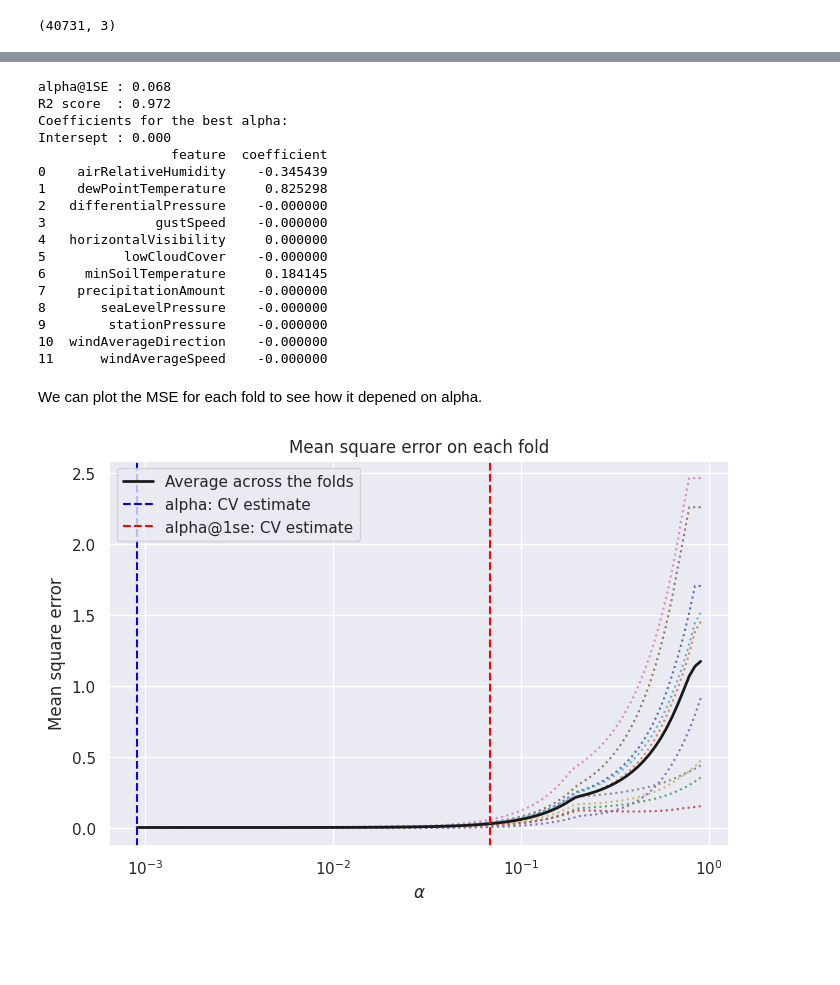
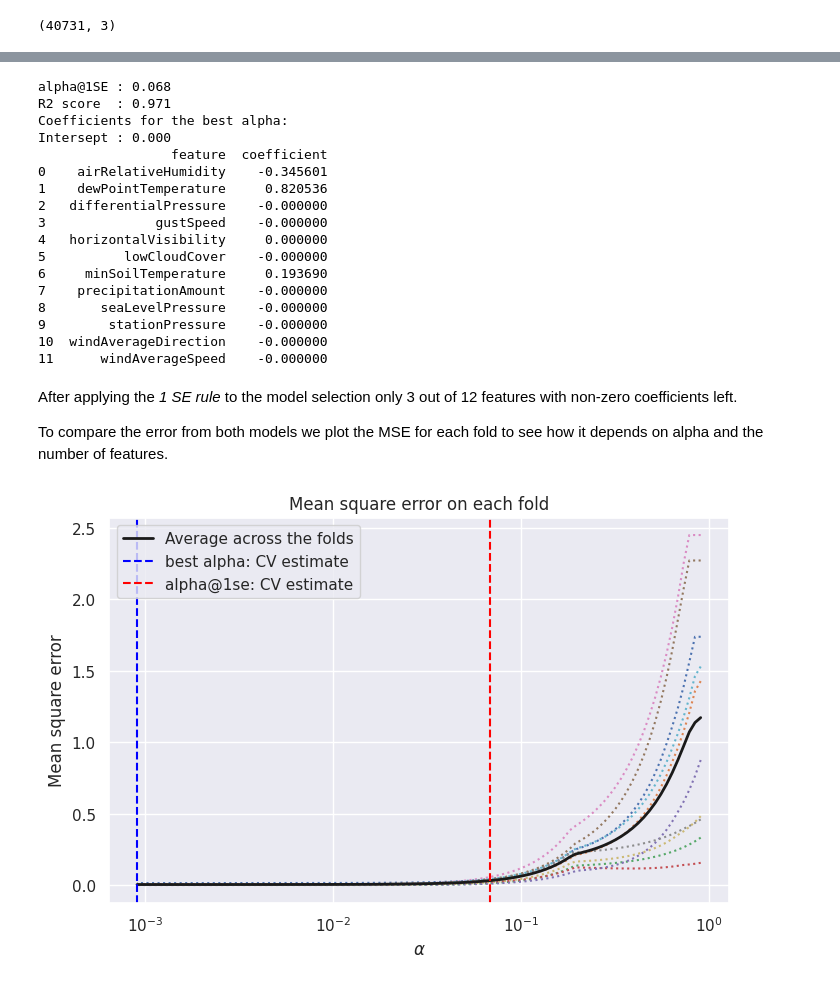
Before and after one commit to Wimmics/kgstat, a Jupyter notebook: KG_and_Regression_Python.ipynb, the cells around one changed output, grey strips where cells are left out. Drawn from its saved outputs; the diff is of its cells as text; code cells hidden in the pictures; blank space fills up the shorter version.

```diff
--- a/KG_and_Regression_Python.ipynb
+++ b/KG_and_Regression_Python.ipynb
@@ -701,7 +664,7 @@ The fourth _Residuals vs Leverage_ plot can help to detect the outliers. Look fo
 import scipy.stats as stats
 
 plt.figure(figsize=(8,5))
-sns.set_theme()
+sns.set_theme(font_scale = 0.8)
 
 # Plot Residuals vs. Fitted
 y_pred = lr.predict(X)
@@ -737,11 +700,6 @@ plt.title('Scale-Location')
 plt.ylabel('sqrt(abs(Residuals))')
 plt.xlabel('Fitted value')
 
-#TODO: figure out how to plot 'Residuals vs. Leverage'
-# bit it is not absolutely nesessary as we don't use this plot
-
 plt.tight_layout()
 plt.show()
-
-#TODO: work on fontsize to make the plots look prettier
 # %% [output]
@@ -804,8 +762,7 @@ WHERE {{
 }}
 ORDER BY ?time ?prop ?value
 '''
-#query_all_properties_data = query_all_properties_data.replace('< ', '<')
-#query_all_properties_data = query_all_properties_data.replace(' >', '>')
+
 query_all_properties_data = '\n'.join([sparql_prefix, query_all_properties_data])
 
 weather_data_all = sparql_service_to_dataframe(endpoint,
@@ -813,12 +770,9 @@ weather_data_all = sparql_service_to_dataframe(endpoint,
                                                 dtypes={'time': 'datetime64[ns]',
                                                         'value': 'float' })
 
-# TODO: switch to using Skrub.to_datetime
-
-# remove prefix from the property names to make life easier
-# when property names will become column names
-weather_data_all.prop = weather_data_all.prop.apply(lambda x: x.split('/')[-1])
-
+# remove the prefix from the property names to make life easier
+# when property names become column names
+weather_data_all.prop = remove_namespace(weather_data_all.prop)
 weather_data_all.shape
 # %% [output]
 (40731, 3)
@@ -946,9 +918,13 @@ We can use the 10-fold cross-validated LASSO to determine the best hyperparamete
 # %%
 from sklearn.preprocessing import StandardScaler
 from sklearn.linear_model import LassoCV
+from skrub import DropCols, SelectCols
 
-X = weather_data_all_wide.drop(columns=['time', 'airTemperature'])
-y = weather_data_all_wide['airTemperature']
+# Define features and tagget
+features_col = DropCols(['airTemperature'])
+target_col = SelectCols(['airTemperature'])
+X = features_col.fit_transform( weather_data_all_wide) #.drop(columns=['time', 'airTemperature'])
+y = target_col.fit_transform(weather_data_all_wide) #['airTemperature']
 columns = X.columns
 
 # Scale the feature and target variable
@@ -991,11 +976,13 @@ Also we can use *1 SE rule* to select even less features. The main point of the
 # %%
 from sklearn.linear_model import Lasso
 
-mse_path_mean = lasso.mse_path_.mean(axis=1)
-lse = mse_path_mean.min() + mse_path_mean.std()/np.sqrt(mse_path_mean.shape[0])
-lse_ind = np.abs(mse_path_mean - lse).argmin()
-lasso_alpha_1se = lasso.alphas_[lse_ind]
-lasso_alpha_1se
+def lasso_1se_alpha(lasso_cv:LassoCV):
+    mse_path_mean = lasso_cv.mse_path_.mean(axis=1)
+    lse = mse_path_mean.min() + mse_path_mean.std()/np.sqrt(mse_path_mean.shape[0])
+    lse_ind = np.abs(mse_path_mean - lse).argmin()
+    return  lasso.alphas_[lse_ind]
+
+lasso_alpha_1se = lasso_1se_alpha(lasso)
 
 lasso_1se = Lasso(alpha=lasso_alpha_1se, fit_intercept=True).fit(X,y)
 
@@ -1010,50 +997,52 @@ print(f'Intersept : {lasso_1se.intercept_:.3f}')
 print(lassoCV_s2_coefficients)
 # %% [output]
 alpha@1SE : 0.068
-R2 score  : 0.972
+R2 score  : 0.971
 Coefficients for the best alpha:
 Intersept : 0.000
                  feature  coefficient
-0    airRelativeHumidity    -0.345439
-1    dewPointTemperature     0.825298
+0    airRelativeHumidity    -0.345601
+1    dewPointTemperature     0.820536
 2   differentialPressure    -0.000000
 3              gustSpeed    -0.000000
 4   horizontalVisibility     0.000000
 5          lowCloudCover    -0.000000
-6     minSoilTemperature     0.184145
+6     minSoilTemperature     0.193690
 7    precipitationAmount    -0.000000
 8       seaLevelPressure    -0.000000
 9        stationPressure    -0.000000
 10  windAverageDirection    -0.000000
 11      windAverageSpeed    -0.000000
-# %% [markdown]
-We can plot the MSE for each fold to see how it depened on alpha.
+# %% [markdown]
+After applying the *1 SE rule* to the model selection only 3 out of 12 features with non-zero coefficients left.
+
+To compare the error from both models we plot the MSE for each fold to see how it depends on alpha and the number of features.
 # %%
 plt.figure(figsize=(8, 5))
 sns.set_theme()
 
 plt.semilogx(lasso.alphas_, lasso.mse_path_, ":")
 plt.plot(lasso.alphas_ ,
         lasso.mse_path_.mean(axis=1),
         "k",
         label="Average across the folds",
         linewidth=2)
 
 plt.axvline(lasso.alpha_, linestyle="--", color="blue",
-            label="alpha: CV estimate")
+            label="best alpha: CV estimate")
 
 plt.axvline(lasso_alpha_1se, linestyle="--", color="red",
             label="alpha@1se: CV estimate")
 
 plt.legend()
 plt.xlabel(r'$\alpha$')
 plt.ylabel("Mean square error")
 plt.title("Mean square error on each fold")
 plt.axis("tight")
 
 plt.show()
 # %% [output]
-[figure, old version]
+[figure, new version]
 # %% [markdown]
 OBSERVATIONS
 
```
Also changed, not shown: parts of 62 cells of this notebook.
